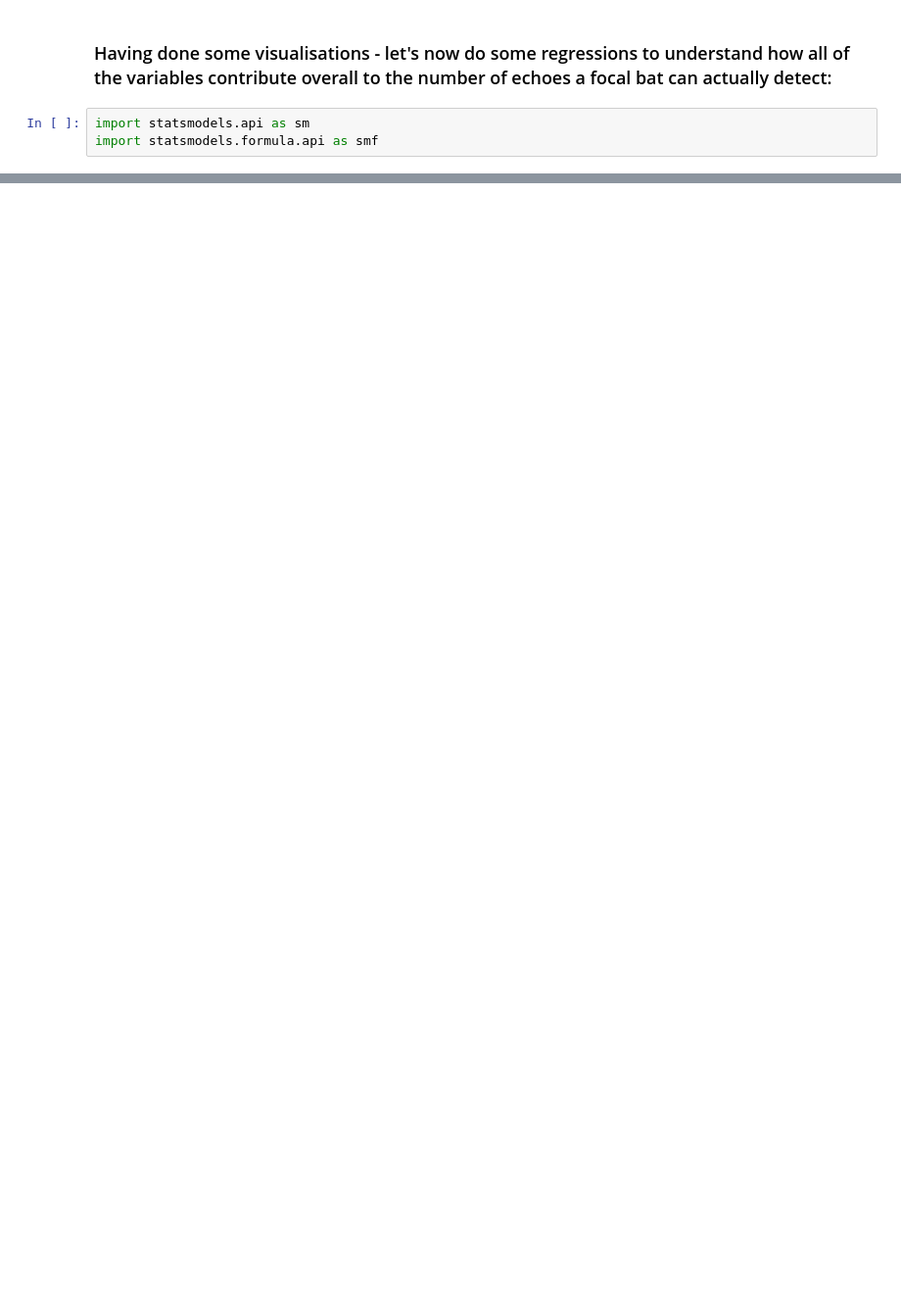
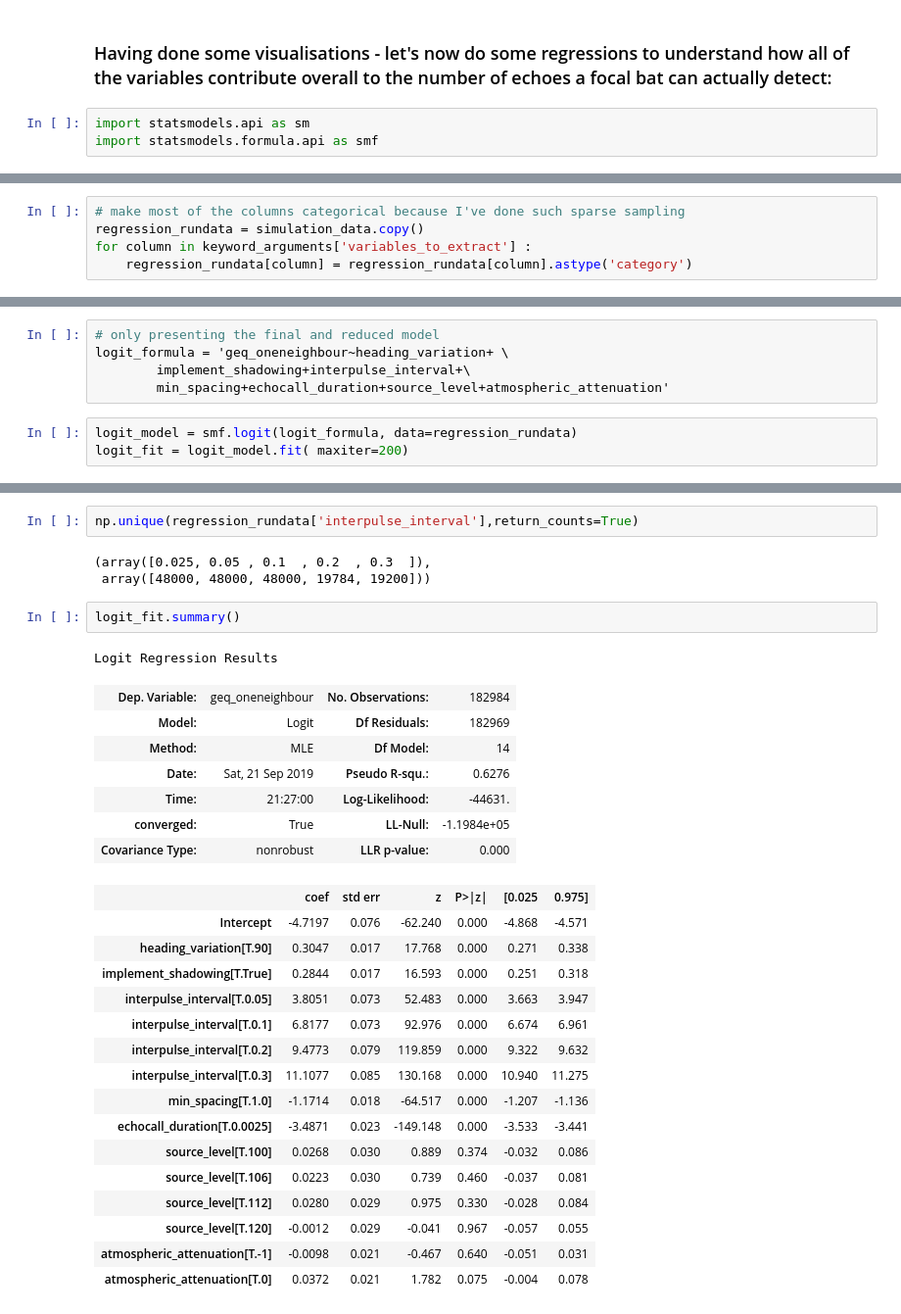
Before and after one commit to thejasvibr/the_cocktail_party_nightmare, a Jupyter notebook: analysis/Exploring the multivariable simulation outputs.ipynb, the cells around one changed output, grey strips where cells are left out. Shown at 98% size. Saved outputs shown, nothing was run; the diff lists cells and outputs as text; blank space fills up the shorter version.

```diff
--- a/analysis/Exploring the multivariable simulation outputs.ipynb
+++ b/analysis/Exploring the multivariable simulation outputs.ipynb
@@ -353,0 +584,5 @@ all_run_data.head()
+# %%
+# make most of the columns categorical because I've done such sparse sampling
+regression_rundata = simulation_data.copy()
+for column in keyword_arguments['variables_to_extract'] :
+    regression_rundata[column] = regression_rundata[column].astype('category')
@@ -353,0 +602,8 @@ all_run_data.head()
+# %%
+# only presenting the final and reduced model
+logit_formula = 'geq_oneneighbour~heading_variation+ \
+        implement_shadowing+interpulse_interval+\
+        min_spacing+echocall_duration+source_level+atmospheric_attenuation'
+# %%
+logit_model = smf.logit(logit_formula, data=regression_rundata)
+logit_fit = logit_model.fit( maxiter=200)
@@ -353,0 +710,32 @@ all_run_data.head()
+# %%
+np.unique(regression_rundata['interpulse_interval'],return_counts=True)
+# %% [output]
+(array([0.025, 0.05 , 0.1  , 0.2  , 0.3  ]),
+ array([48000, 48000, 48000, 19784, 19200]))
+# %%
+logit_fit.summary()
+# %% [output]
+Logit Regression Results
+| Dep. Variable: | geq_oneneighbour | No. Observations: | 182984 |
+| Model: | Logit | Df Residuals: | 182969 |
+| Method: | MLE | Df Model: | 14 |
+| Date: | Sat, 21 Sep 2019 | Pseudo R-squ.: | 0.6276 |
+| Time: | 21:27:00 | Log-Likelihood: | -44631. |
+| converged: | True | LL-Null: | -1.1984e+05 |
+| Covariance Type: | nonrobust | LLR p-value: | 0.000 |
+|  | coef | std err | z | P>|z| | [0.025 | 0.975] |
+| Intercept | -4.7197 | 0.076 | -62.240 | 0.000 | -4.868 | -4.571 |
+| heading_variation[T.90] | 0.3047 | 0.017 | 17.768 | 0.000 | 0.271 | 0.338 |
+| implement_shadowing[T.True] | 0.2844 | 0.017 | 16.593 | 0.000 | 0.251 | 0.318 |
+| interpulse_interval[T.0.05] | 3.8051 | 0.073 | 52.483 | 0.000 | 3.663 | 3.947 |
+| interpulse_interval[T.0.1] | 6.8177 | 0.073 | 92.976 | 0.000 | 6.674 | 6.961 |
+| interpulse_interval[T.0.2] | 9.4773 | 0.079 | 119.859 | 0.000 | 9.322 | 9.632 |
+| interpulse_interval[T.0.3] | 11.1077 | 0.085 | 130.168 | 0.000 | 10.940 | 11.275 |
+| min_spacing[T.1.0] | -1.1714 | 0.018 | -64.517 | 0.000 | -1.207 | -1.136 |
+| echocall_duration[T.0.0025] | -3.4871 | 0.023 | -149.148 | 0.000 | -3.533 | -3.441 |
+| source_level[T.100] | 0.0268 | 0.030 | 0.889 | 0.374 | -0.032 | 0.086 |
+| source_level[T.106] | 0.0223 | 0.030 | 0.739 | 0.460 | -0.037 | 0.081 |
+| source_level[T.112] | 0.0280 | 0.029 | 0.975 | 0.330 | -0.028 | 0.084 |
+| source_level[T.120] | -0.0012 | 0.029 | -0.041 | 0.967 | -0.057 | 0.055 |
+| atmospheric_attenuation[T.-1] | -0.0098 | 0.021 | -0.467 | 0.640 | -0.051 | 0.031 |
+| atmospheric_attenuation[T.0] | 0.0372 | 0.021 | 1.782 | 0.075 | -0.004 | 0.078 |
```
Also changed, not shown: parts of 141 cells of this notebook, 1 other file.
